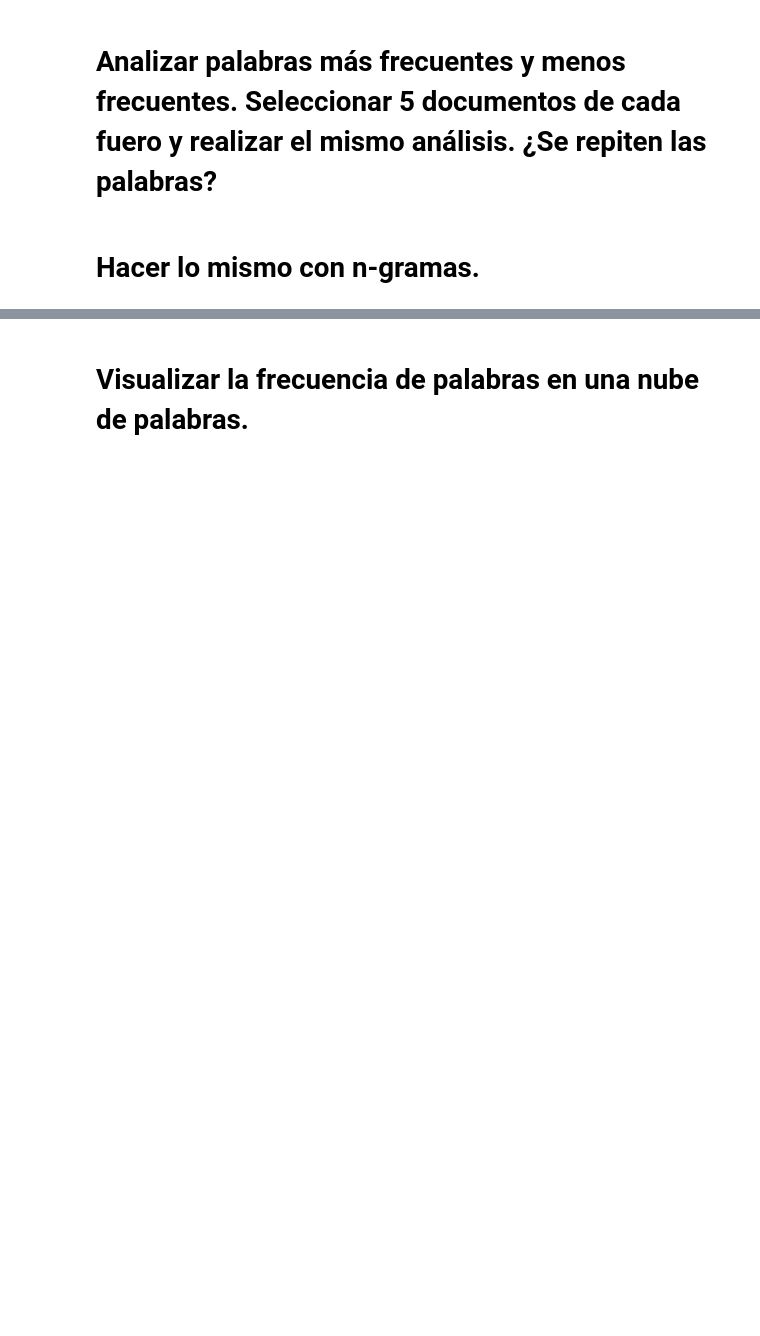
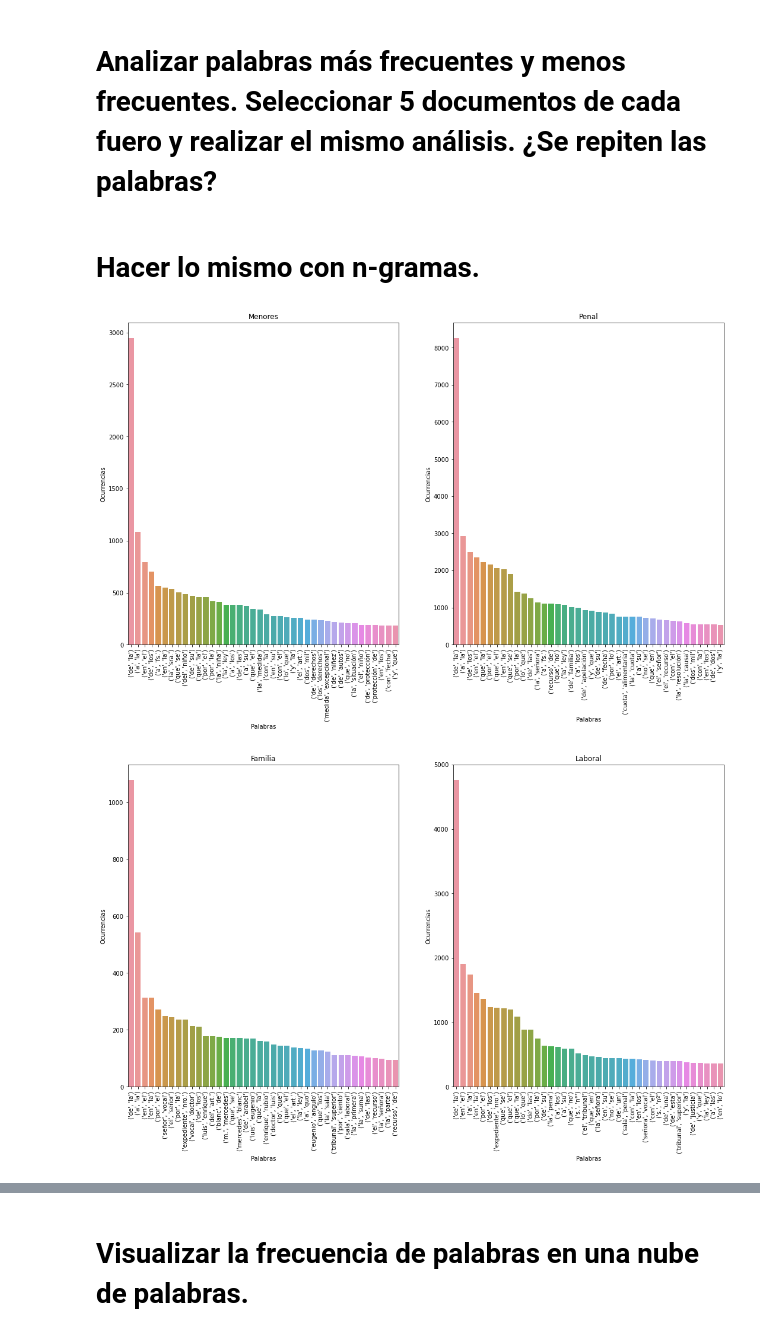
Before and after one commit to cgoviedo/Diplodatos, a Jupyter notebook: mentoria/Practico 1 - Analisis y Visualizacion_final.ipynb, the cells around one changed output, grey strips where cells are left out. Saved outputs shown, nothing was run; the diff lists cells and outputs as text; code cells hidden in the pictures; blank space fills up the shorter version.

```diff
--- a/mentoria/Practico 1 - Analisis y Visualizacion_final.ipynb
+++ b/mentoria/Practico 1 - Analisis y Visualizacion_final.ipynb
@@ -319,3 +316,36 @@ Text(0.5, 1.0, 'Laboral')
 # Analizar palabras más frecuentes y menos frecuentes. Seleccionar 5 documentos de cada fuero y realizar el mismo análisis. ¿Se repiten las palabras?
 # %% [markdown]
 # Hacer lo mismo con n-gramas.
+# %%
+def get_anagrams(words, n):
+
+    result = ngrams(words, n)
+    words = Counter(result)
+    return words
+
+def get_anagrams_count_df(words, n_gram_count):
+
+    words = get_anagrams(words,n_gram_count )
+    df = get_words_ocrruence(words)
+    return df
+# %%
+n_gram_count = 2
+
+df_menores_anagrams_count = get_anagrams_count_df(common_words_menores,n_gram_count )
+df_penal_anagrams_count = get_anagrams_count_df(common_words_penal,n_gram_count )
+df_familia_anagrams_count = get_anagrams_count_df(common_words_familia,n_gram_count )
+df_laboral_anagrams_count = get_anagrams_count_df(common_words_laboral,n_gram_count )
+
+
+fig, axes = plt.subplots(1, 2 , figsize=(18, 10))
+
+plot_word_frequency (axes = axes[0], x = "word" , y = "count", df = df_menores_anagrams_count ,title ="Menores" , limit_to_plot = limit_to_plot )
+plot_word_frequency (axes = axes[1], x = "word" , y = "count", df = df_penal_anagrams_count ,title ="Penal" , limit_to_plot = limit_to_plot )
+
+fig, axes = plt.subplots(1, 2 , figsize=(18, 10))
+
+plot_word_frequency (axes = axes[0], x = "word" , y = "count", df = df_familia_anagrams_count ,title ="Familia" , limit_to_plot = limit_to_plot )
+plot_word_frequency (axes = axes[1], x = "word" , y = "count", df = df_laboral_anagrams_count ,title ="Laboral" , limit_to_plot = limit_to_plot )
+# %% [output]
+[figure, added]
+[figure, added]
```
Also changed, not shown: parts of 15 cells of this notebook.
